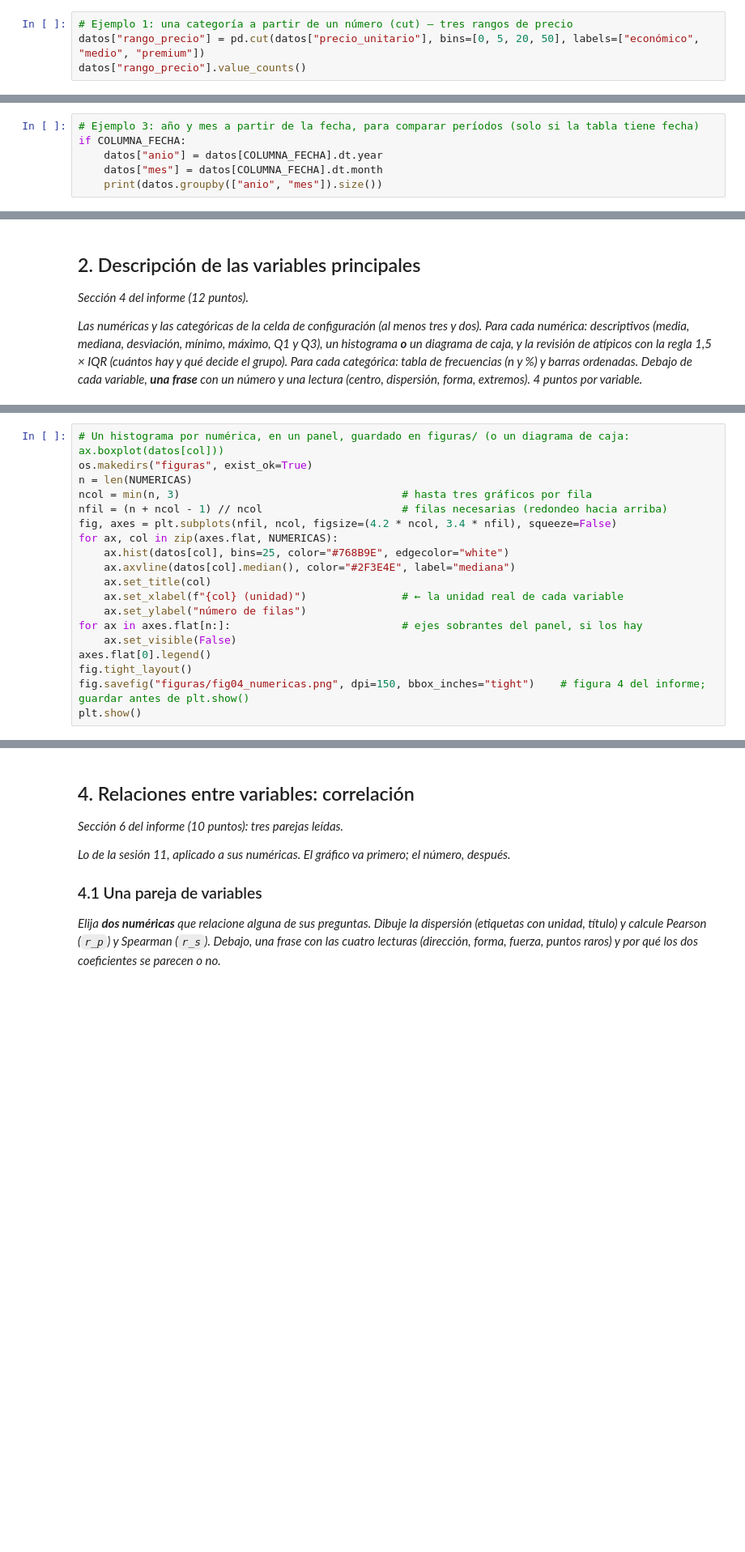
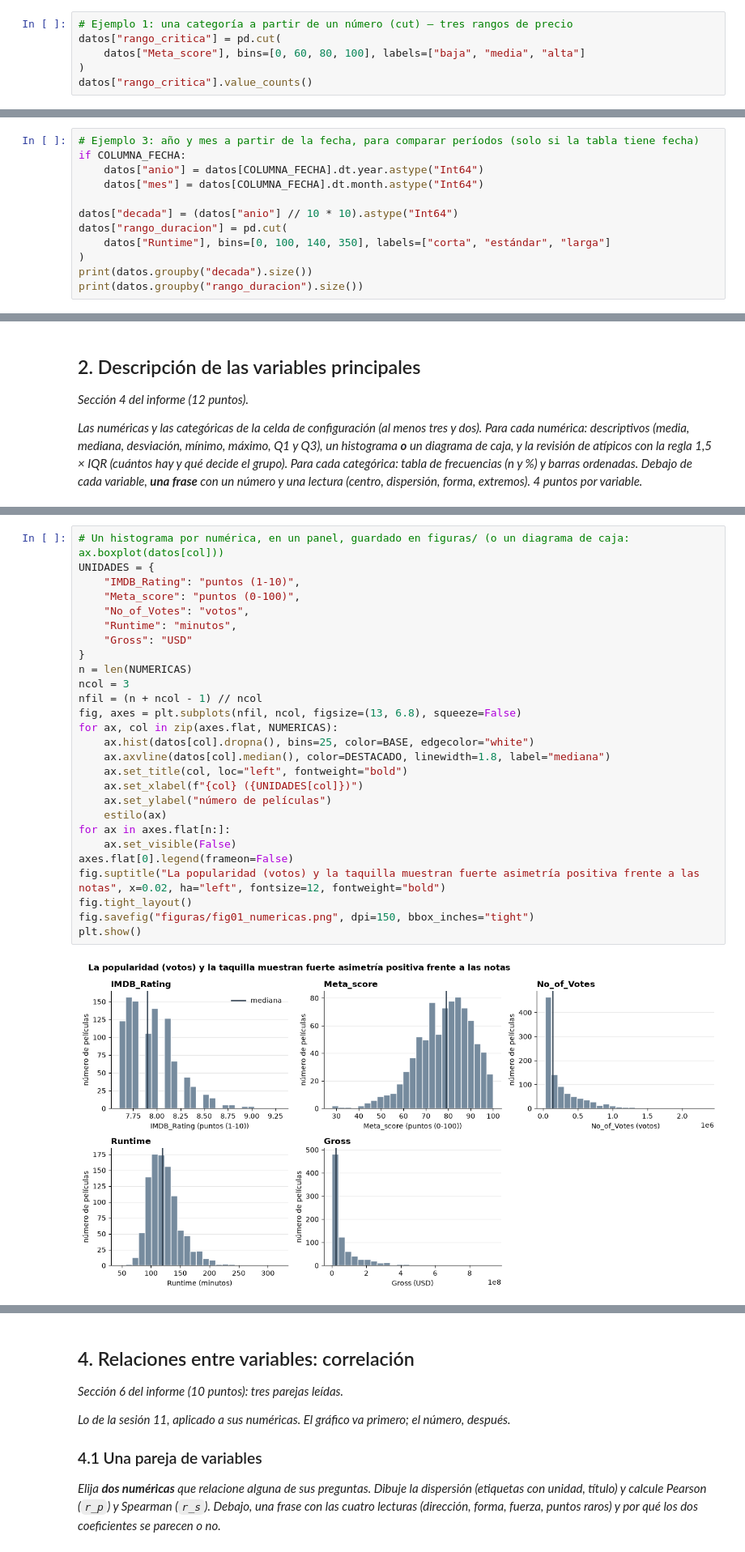
Before and after one commit to 0Kazu/Proyecto-de-FCDIA, a Jupyter notebook: Entrega 1/Entrega1_Plantilla_Notebook.ipynb, the cells around one changed output, grey strips where cells are left out. Shown at 81% size. Drawn from its saved outputs; the diff is of its cells as text; blank space fills up the shorter version.

```diff
--- a/Entrega 1/Entrega1_Plantilla_Notebook.ipynb
+++ b/Entrega 1/Entrega1_Plantilla_Notebook.ipynb
@@ -87,5 +109,7 @@ datos.dtypes
 *Lo que haga falta para responder las preguntas: al menos **una columna derivada** (una categoría a partir de un número con `cut` o `qcut`, una agrupación de categorías con `map`, un cálculo entre columnas) y, si el grupo tiene **varios archivos o tablas**, su unión con `concat` o `merge` (compruebe el número de filas antes y después). Si la tabla tiene fecha, el año y el mes como columnas sirven para comparar períodos en la sección 3. Al final, una tabla: columna nueva · cómo se construyó · para qué pregunta sirve.*
 # %%
 # Ejemplo 1: una categoría a partir de un número (cut) — tres rangos de precio
-datos["rango_precio"] = pd.cut(datos["precio_unitario"], bins=[0, 5, 20, 50], labels=["económico", "medio", "premium"])
-datos["rango_precio"].value_counts()
+datos["rango_critica"] = pd.cut(
+    datos["Meta_score"], bins=[0, 60, 80, 100], labels=["baja", "media", "alta"]
+)
+datos["rango_critica"].value_counts()
@@ -98,6 +139,12 @@ datos[["categoria", "tipo_producto", "ingreso", "margen", "margen_pct"]].head()
 # %%
 # Ejemplo 3: año y mes a partir de la fecha, para comparar períodos (solo si la tabla tiene fecha)
 if COLUMNA_FECHA:
-    datos["anio"] = datos[COLUMNA_FECHA].dt.year
-    datos["mes"] = datos[COLUMNA_FECHA].dt.month
-    print(datos.groupby(["anio", "mes"]).size())
+    datos["anio"] = datos[COLUMNA_FECHA].dt.year.astype("Int64")
+    datos["mes"] = datos[COLUMNA_FECHA].dt.month.astype("Int64")
+
+datos["decada"] = (datos["anio"] // 10 * 10).astype("Int64")
+datos["rango_duracion"] = pd.cut(
+    datos["Runtime"], bins=[0, 100, 140, 350], labels=["corta", "estándar", "larga"]
+)
+print(datos.groupby("decada").size())
+print(datos.groupby("rango_duracion").size())
@@ -136,22 +217,32 @@ for col in NUMERICAS:
 # %%
 # Un histograma por numérica, en un panel, guardado en figuras/ (o un diagrama de caja: ax.boxplot(datos[col]))
-os.makedirs("figuras", exist_ok=True)
+UNIDADES = {
+    "IMDB_Rating": "puntos (1-10)",
+    "Meta_score": "puntos (0-100)",
+    "No_of_Votes": "votos",
+    "Runtime": "minutos",
+    "Gross": "USD"
+}
 n = len(NUMERICAS)
-ncol = min(n, 3)                                   # hasta tres gráficos por fila
-nfil = (n + ncol - 1) // ncol                      # filas necesarias (redondeo hacia arriba)
-fig, axes = plt.subplots(nfil, ncol, figsize=(4.2 * ncol, 3.4 * nfil), squeeze=False)
+ncol = 3
+nfil = (n + ncol - 1) // ncol
+fig, axes = plt.subplots(nfil, ncol, figsize=(13, 6.8), squeeze=False)
 for ax, col in zip(axes.flat, NUMERICAS):
-    ax.hist(datos[col], bins=25, color="#768B9E", edgecolor="white")
-    ax.axvline(datos[col].median(), color="#2F3E4E", label="mediana")
-    ax.set_title(col)
-    ax.set_xlabel(f"{col} (unidad)")               # ← la unidad real de cada variable
-    ax.set_ylabel("número de filas")
-for ax in axes.flat[n:]:                           # ejes sobrantes del panel, si los hay
+    ax.hist(datos[col].dropna(), bins=25, color=BASE, edgecolor="white")
+    ax.axvline(datos[col].median(), color=DESTACADO, linewidth=1.8, label="mediana")
+    ax.set_title(col, loc="left", fontweight="bold")
+    ax.set_xlabel(f"{col} ({UNIDADES[col]})")
+    ax.set_ylabel("número de películas")
+    estilo(ax)
+for ax in axes.flat[n:]:
     ax.set_visible(False)
-axes.flat[0].legend()
+axes.flat[0].legend(frameon=False)
+fig.suptitle("La popularidad (votos) y la taquilla muestran fuerte asimetría positiva frente a las notas", x=0.02, ha="left", fontsize=12, fontweight="bold")
 fig.tight_layout()
-fig.savefig("figuras/fig04_numericas.png", dpi=150, bbox_inches="tight")    # figura 4 del informe; guardar antes de plt.show()
+fig.savefig("figuras/fig01_numericas.png", dpi=150, bbox_inches="tight")
 plt.show()
+# %% [output]
+[figure, added]
 # %% [markdown]
 *Lectura de cada variable numérica (una frase cada una, con un número):*
 
```
Also changed, not shown: parts of 46 cells of this notebook, 12 other files.
